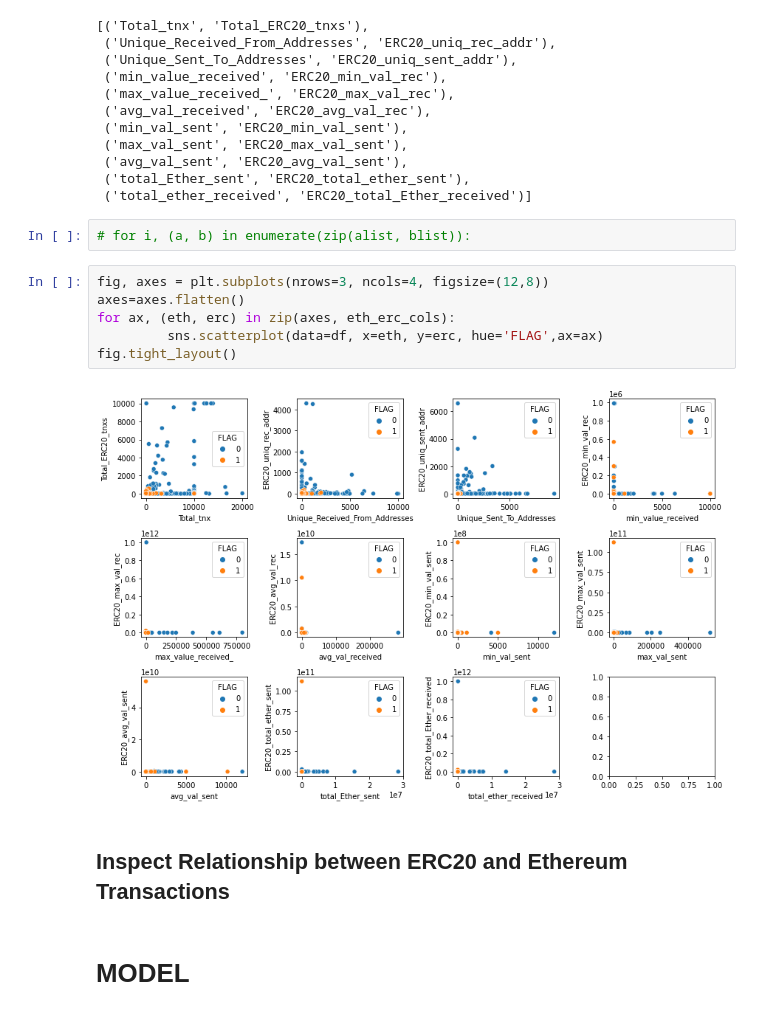
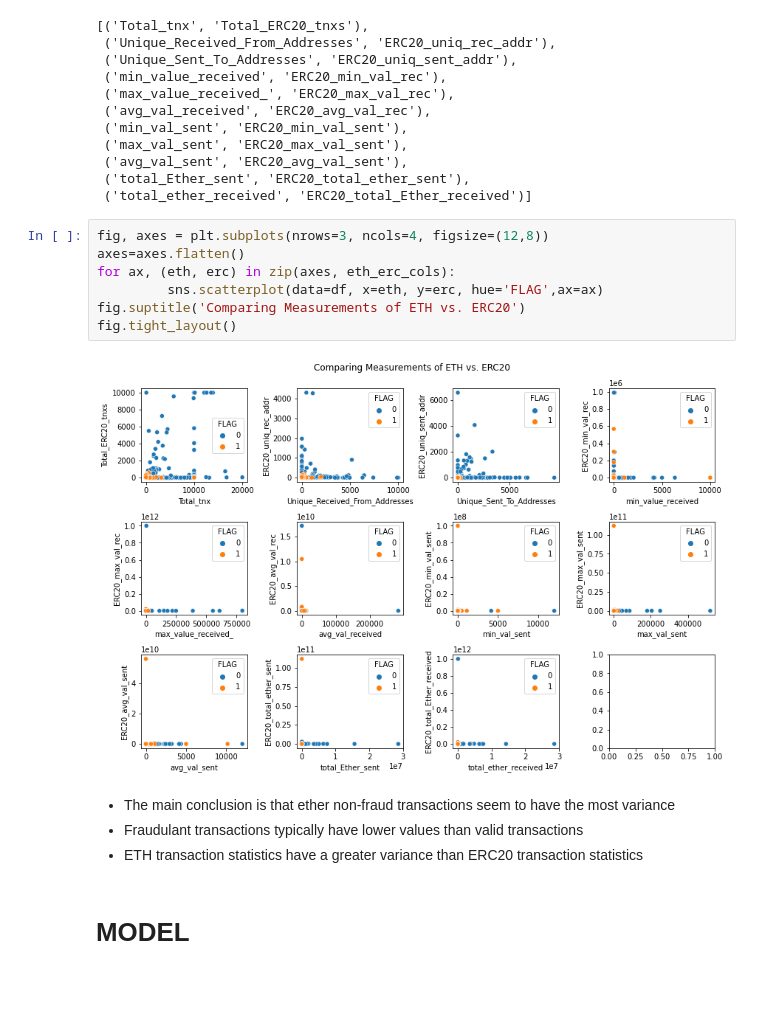
Before and after one commit to kuninethan95/OSEMN, a Jupyter notebook: index_OSEMN.ipynb, the cells around one changed output. Drawn from its saved outputs; the diff is of its cells as text; blank space fills up the shorter version.

```diff
--- a/index_OSEMN.ipynb
+++ b/index_OSEMN.ipynb
@@ -1049,18 +1029,19 @@ eth_erc_cols
  ('avg_val_sent', 'ERC20_avg_val_sent'),
  ('total_Ether_sent', 'ERC20_total_ether_sent'),
  ('total_ether_received', 'ERC20_total_Ether_received')]
-# %%
-# for i, (a, b) in enumerate(zip(alist, blist)):
 # %%
 fig, axes = plt.subplots(nrows=3, ncols=4, figsize=(12,8))
 axes=axes.flatten()
 for ax, (eth, erc) in zip(axes, eth_erc_cols):
          sns.scatterplot(data=df, x=eth, y=erc, hue='FLAG',ax=ax)
+fig.suptitle('Comparing Measurements of ETH vs. ERC20')
 fig.tight_layout()
 # %% [output]
-[figure, old version]
+[figure, new version]
-# %% [markdown]
-## Inspect Relationship between ERC20 and Ethereum Transactions
+# %% [markdown]
+- The main conclusion is that ether non-fraud transactions seem to have the most variance
+- Fraudulant transactions typically have lower values than valid transactions
+- ETH transaction statistics have a greater variance than ERC20 transaction statistics
 # %% [markdown]
 # MODEL
 # %% [markdown]
```
Also changed, not shown: parts of 62 cells of this notebook, 1 other file.
